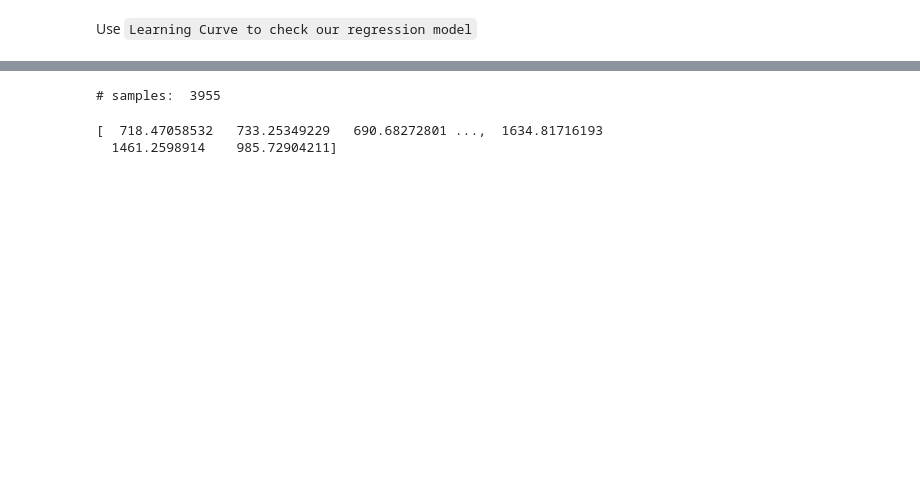
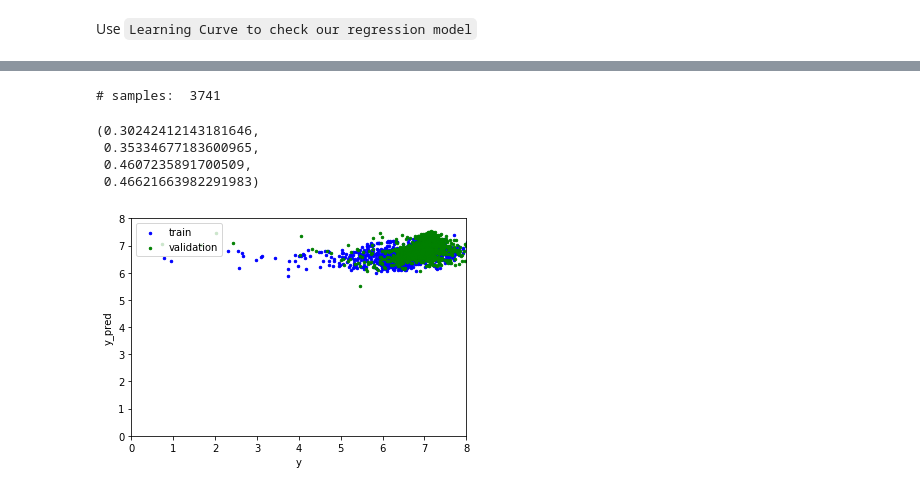
Before and after one commit to minyiliu/RealEstateValuePrediction, a Jupyter notebook: Real_Estate_DS_Pipeline.ipynb, the cells around one changed output, grey strips where cells are left out. Drawn from its saved outputs; the diff is of its cells as text; code cells hidden in the pictures; blank space fills up the shorter version.

Commit message:
minyi run models

```diff
--- a/Real_Estate_DS_Pipeline.ipynb
+++ b/Real_Estate_DS_Pipeline.ipynb
@@ -475,12 +520,57 @@ l = round(n*ratio)
 X_train = X[:l]
 y_train = y[:l]
 X_test = X[l:]
+y_test=y[l:]
 clf.fit(X_train, y_train)
 predict = np.exp(clf.predict(X_test))
 # %% [output]
-# samples:  3955
+# samples:  3741
-# %%
-print(predict)
-# %% [output]
-[  718.47058532   733.25349229   690.68272801 ...,  1634.81716193
-  1461.2598914    985.72904211]
+# %%
+# Calculate mean squared error on both the training and validation set
+def compute_mse(model, X, y, X_v, y_v):
+    """ Given a linear regression model, calculate the mean squared error for the
+        training dataset, the validation dataset, and for a mean prediction
+        Args:
+            model (LR_model) : Linear model
+            X (array-like) : feature matrix of training data where each row corresponds to an example
+            y (array like) : vector of training data outputs
+            X_v (array-like) : feature matrix of validation data where each row corresponds to an example
+            y_v (array like) : vector of validation data outputs
+        Return:
+            (train_mse, train_mean_mse,
+             valid_mse, valid_mean_mse) : a 4-tuple of mean squared errors
+                                             1. MSE of linear regression on the training set
+                                             2. MSE of predicting the mean on the training set
+                                             3. MSE of linear regression on the validation set
+                                             4. MSE of predicting the mean on the validation set
+
+
+    """
+    y_pred = model.predict(X)
+    y_bar = np.mean(y_pred)
+
+    train_mse = np.mean(np.power(y_pred-y,2))
+    train_mean_mse = np.mean(np.power(np.subtract(y,y_bar),2))
+
+    y_v_pred = model.predict(X_v)
+    valid_mse = np.mean(np.power(y_v_pred-y_v,2))
+    valid_mean_mse = np.mean(np.power(np.subtract(y_v,y_bar),2))
+
+    plt.xlim((0,8))
+    plt.ylim((0,8))
+
+    plt.xlabel('y')
+    plt.ylabel('y_pred')
+    plt.scatter(y, y_pred, s=6, label='train', c='b')
+    plt.scatter(y_v, y_v_pred, s=6, label='validation', c='g')
+    plt.legend(loc=2)
+
+    return train_mse, train_mean_mse, valid_mse, valid_mean_mse
+# %%
+compute_mse(clf, X_train, y_train, X_test, y_test)
+# %% [output]
+(0.30242412143181646,
+ 0.35334677183600965,
+ 0.4607235891700509,
+ 0.46621663982291983)
+[figure, added]
```
Also changed, not shown: parts of 23 cells of this notebook.
